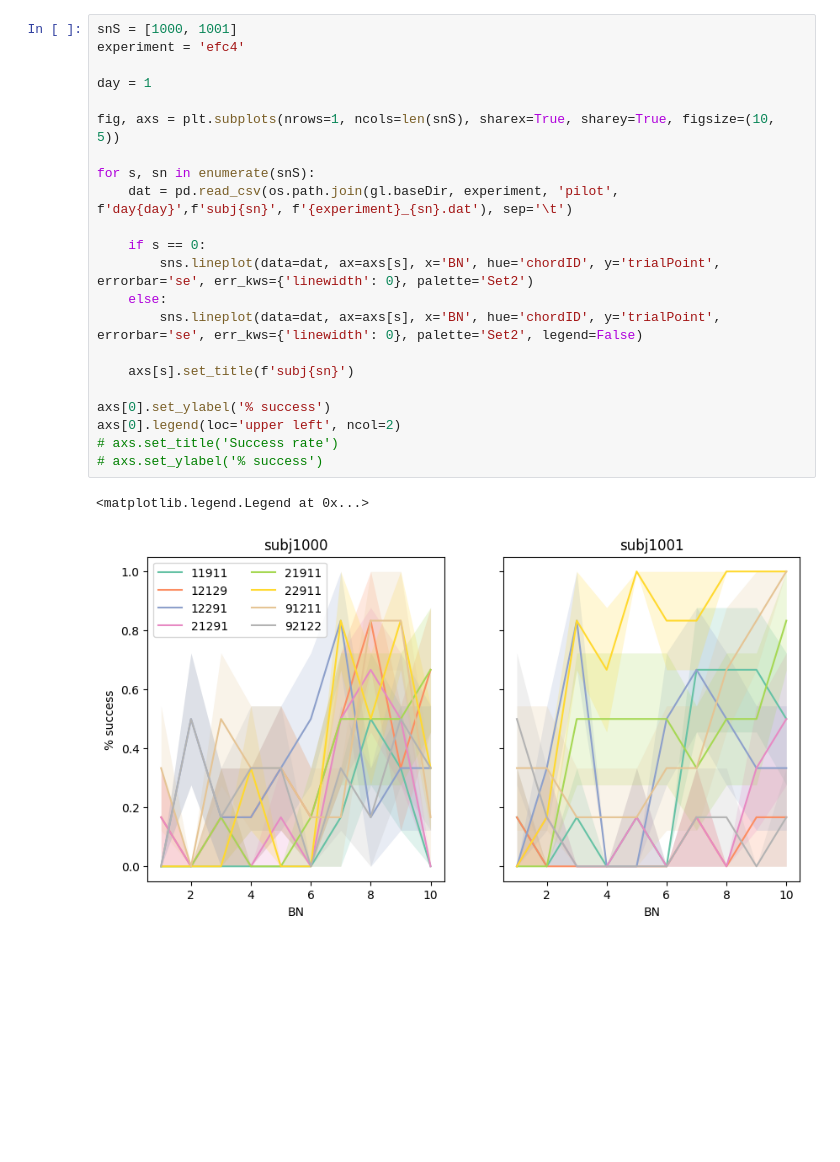
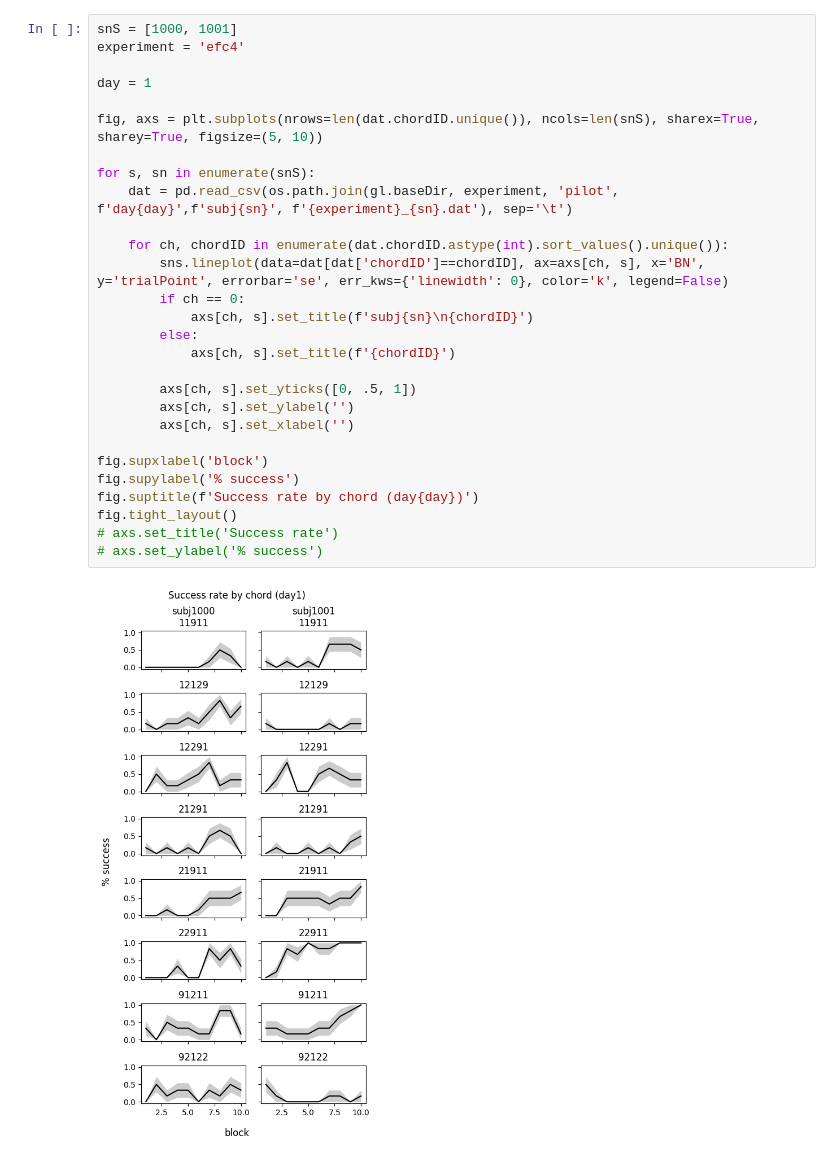
Before and after one commit to mnlmrc/extension-flexion-chords, a Jupyter notebook: efc4/notebooks/pilot.ipynb, the cells around one changed output. Drawn from its saved outputs; the diff is of its cells as text; blank space fills up the shorter version.

```diff
--- a/efc4/notebooks/pilot.ipynb
+++ b/efc4/notebooks/pilot.ipynb
@@ -35,28 +36,33 @@ Text(0, 0.5, '% success')
 # %%
 snS = [1000, 1001]
 experiment = 'efc4'
 
 day = 1
 
-fig, axs = plt.subplots(nrows=1, ncols=len(snS), sharex=True, sharey=True, figsize=(10, 5))
+fig, axs = plt.subplots(nrows=len(dat.chordID.unique()), ncols=len(snS), sharex=True, sharey=True, figsize=(5, 10))
 
 for s, sn in enumerate(snS):
     dat = pd.read_csv(os.path.join(gl.baseDir, experiment, 'pilot', f'day{day}',f'subj{sn}', f'{experiment}_{sn}.dat'), sep='\t')
 
-    if s == 0:
-        sns.lineplot(data=dat, ax=axs[s], x='BN', hue='chordID', y='trialPoint', errorbar='se', err_kws={'linewidth': 0}, palette='Set2')
-    else:
-        sns.lineplot(data=dat, ax=axs[s], x='BN', hue='chordID', y='trialPoint', errorbar='se', err_kws={'linewidth': 0}, palette='Set2', legend=False)
+    for ch, chordID in enumerate(dat.chordID.astype(int).sort_values().unique()):
+        sns.lineplot(data=dat[dat['chordID']==chordID], ax=axs[ch, s], x='BN',  y='trialPoint', errorbar='se', err_kws={'linewidth': 0}, color='k', legend=False)
+        if ch == 0:
+            axs[ch, s].set_title(f'subj{sn}\n{chordID}')
+        else:
+            axs[ch, s].set_title(f'{chordID}')
 
-    axs[s].set_title(f'subj{sn}')
+        axs[ch, s].set_yticks([0, .5, 1])
+        axs[ch, s].set_ylabel('')
+        axs[ch, s].set_xlabel('')
 
-axs[0].set_ylabel('% success')
-axs[0].legend(loc='upper left', ncol=2)
+fig.supxlabel('block')
+fig.supylabel('% success')
+fig.suptitle(f'Success rate by chord (day{day})')
+fig.tight_layout()
 # axs.set_title('Success rate')
 # axs.set_ylabel('% success')
 # %% [output]
-<matplotlib.legend.Legend at 0x...>
-[figure, old version]
+[figure, new version]
 # %%
 snS = [1000, 1001]
 experiment = 'efc4'
```
Also changed, not shown: parts of 6 cells of this notebook, 2 other files.
